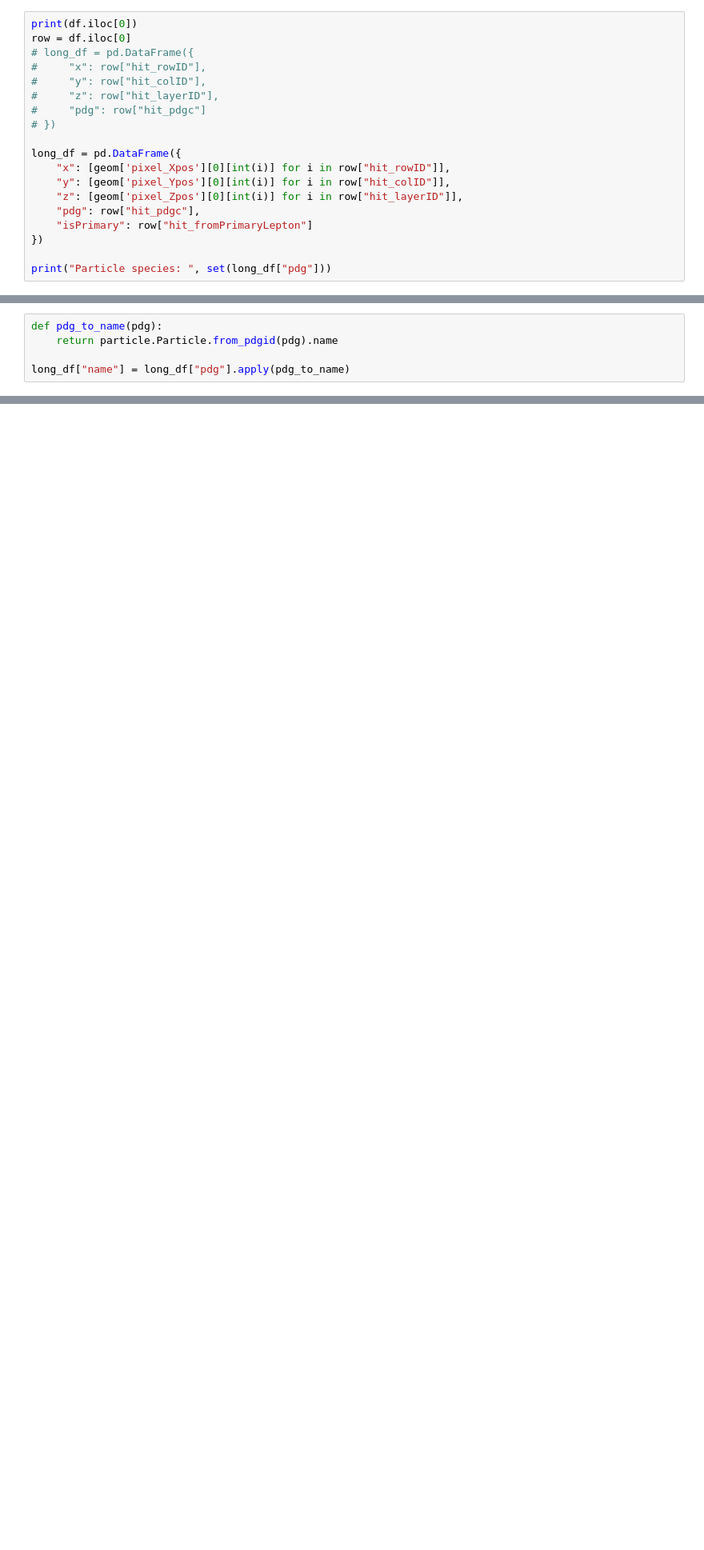
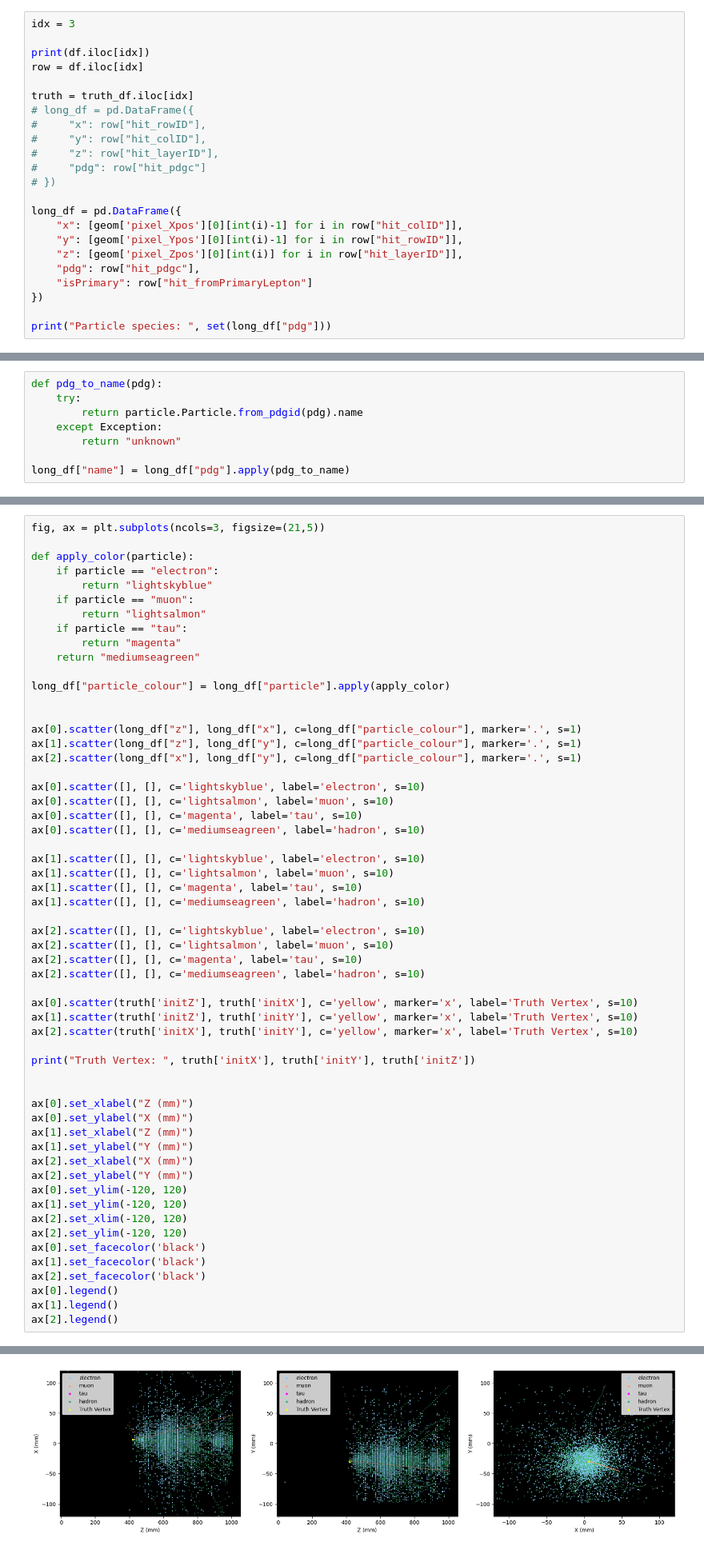
Before and after one commit to PinpointDetector/Pinpoint_G4, a Jupyter notebook: notebooks/3dEventDisplays.ipynb, the cells around one changed output, grey strips where cells are left out. Shown at 80% size. Saved outputs shown, nothing was run; the diff lists cells and outputs as text; blank space fills up the shorter version.

```diff
--- a/notebooks/3dEventDisplays.ipynb
+++ b/notebooks/3dEventDisplays.ipynb
@@ -21,6 +25,10 @@ geom = uproot.open("../build/test.root:geometry").arrays(library="np")
 # %%
-print(df.iloc[0])
-row = df.iloc[0]
+idx = 3
+
+print(df.iloc[idx])
+row = df.iloc[idx]
+
+truth = truth_df.iloc[idx]
 # long_df = pd.DataFrame({
 #     "x": row["hit_rowID"],
 #     "y": row["hit_colID"],
@@ -29,8 +37,8 @@ row = df.iloc[0]
 # })
 
 long_df = pd.DataFrame({
-    "x": [geom['pixel_Xpos'][0][int(i)] for i in row["hit_rowID"]],
-    "y": [geom['pixel_Ypos'][0][int(i)] for i in row["hit_colID"]],
+    "x": [geom['pixel_Xpos'][0][int(i)-1] for i in row["hit_colID"]],
+    "y": [geom['pixel_Ypos'][0][int(i)-1] for i in row["hit_rowID"]],
     "z": [geom['pixel_Zpos'][0][int(i)] for i in row["hit_layerID"]],
     "pdg": row["hit_pdgc"],
     "isPrimary": row["hit_fromPrimaryLepton"]
@@ -66,7 +70,10 @@ def pdg_to_particle(pdg):
 long_df["particle"] = long_df["pdg"].apply(pdg_to_particle)
 # %%
 def pdg_to_name(pdg):
-    return particle.Particle.from_pdgid(pdg).name
+    try:
+        return particle.Particle.from_pdgid(pdg).name
+    except Exception:
+        return "unknown"
 
 long_df["name"] = long_df["pdg"].apply(pdg_to_name)
 # %%
@@ -118,3 +125,61 @@ fig = px.scatter_3d(
 
 fig.update_traces(marker=dict(size=1))
 fig.show()
+# %%
+fig, ax = plt.subplots(ncols=3, figsize=(21,5))
+
+def apply_color(particle):
+    if particle == "electron":
+        return "lightskyblue"
+    if particle == "muon":
+        return "lightsalmon"
+    if particle == "tau":
+        return "magenta"
+    return "mediumseagreen"
+
+long_df["particle_colour"] = long_df["particle"].apply(apply_color)
+
+
+ax[0].scatter(long_df["z"], long_df["x"], c=long_df["particle_colour"], marker='.', s=1)
+ax[1].scatter(long_df["z"], long_df["y"], c=long_df["particle_colour"], marker='.', s=1)
+ax[2].scatter(long_df["x"], long_df["y"], c=long_df["particle_colour"], marker='.', s=1)
+
+ax[0].scatter([], [], c='lightskyblue', label='electron', s=10)
+ax[0].scatter([], [], c='lightsalmon', label='muon', s=10)
+ax[0].scatter([], [], c='magenta', label='tau', s=10)
+ax[0].scatter([], [], c='mediumseagreen', label='hadron', s=10)
+
+ax[1].scatter([], [], c='lightskyblue', label='electron', s=10)
+ax[1].scatter([], [], c='lightsalmon', label='muon', s=10)
+ax[1].scatter([], [], c='magenta', label='tau', s=10)
+ax[1].scatter([], [], c='mediumseagreen', label='hadron', s=10)
+
+ax[2].scatter([], [], c='lightskyblue', label='electron', s=10)
+ax[2].scatter([], [], c='lightsalmon', label='muon', s=10)
+ax[2].scatter([], [], c='magenta', label='tau', s=10)
+ax[2].scatter([], [], c='mediumseagreen', label='hadron', s=10)
+
+ax[0].scatter(truth['initZ'], truth['initX'], c='yellow', marker='x', label='Truth Vertex', s=10)
+ax[1].scatter(truth['initZ'], truth['initY'], c='yellow', marker='x', label='Truth Vertex', s=10)
+ax[2].scatter(truth['initX'], truth['initY'], c='yellow', marker='x', label='Truth Vertex', s=10)
+
+print("Truth Vertex: ", truth['initX'], truth['initY'], truth['initZ'])
+
+
+ax[0].set_xlabel("Z (mm)")
+ax[0].set_ylabel("X (mm)")
+ax[1].set_xlabel("Z (mm)")
+ax[1].set_ylabel("Y (mm)")
+ax[2].set_xlabel("X (mm)")
+ax[2].set_ylabel("Y (mm)")
+ax[0].set_ylim(-120, 120)
+ax[1].set_ylim(-120, 120)
+ax[2].set_xlim(-120, 120)
+ax[2].set_ylim(-120, 120)
+ax[0].set_facecolor('black')
+ax[1].set_facecolor('black')
+ax[2].set_facecolor('black')
+ax[0].legend()
+ax[1].legend()
+ax[2].legend()
+# %% [output]
@@ -120,0 +188 @@ fig.show()
+[figure, added]
```
Also changed, not shown: parts of 3 cells of this notebook, 16 other files.
